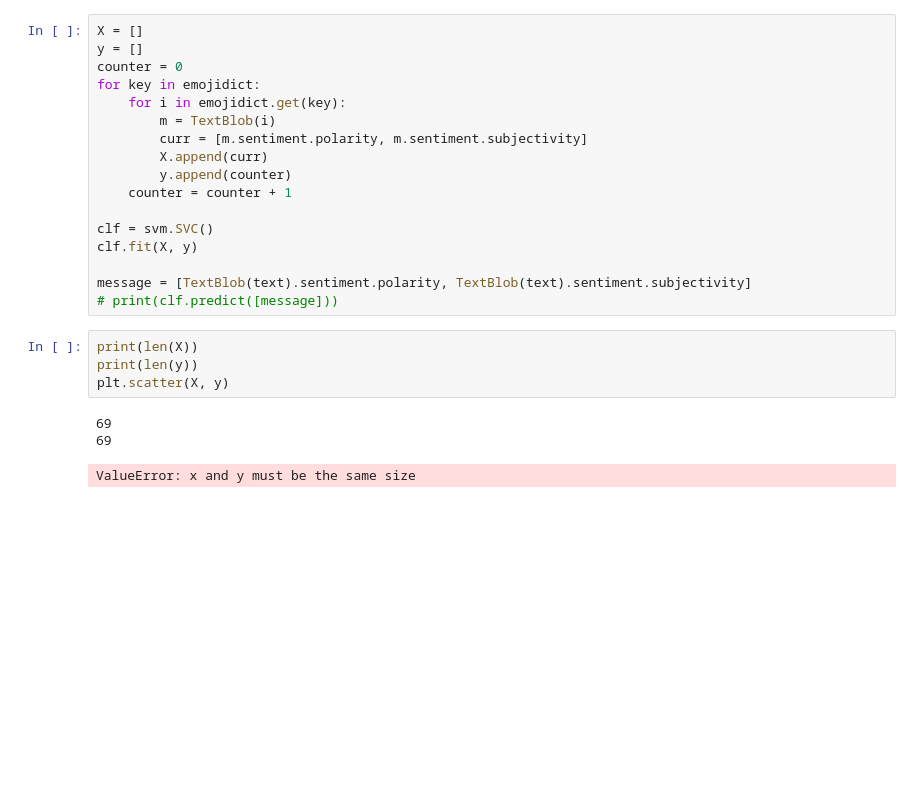
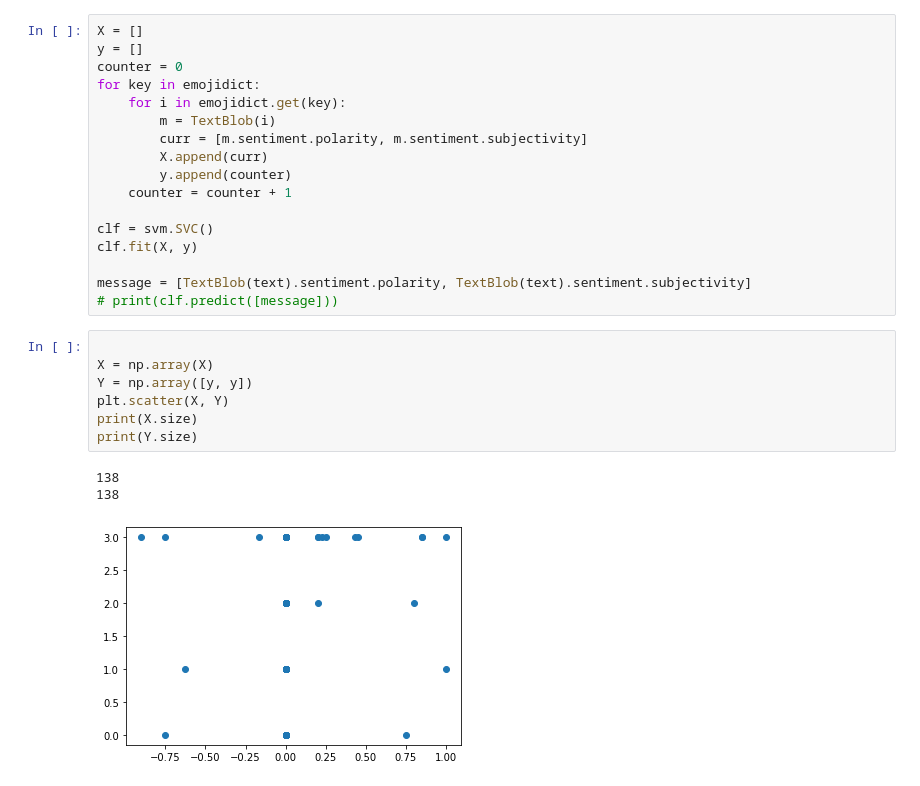
Before and after one commit to virenkhandal/EmojiMatch, a Jupyter notebook: main.ipynb, the cells around one changed output. Cells and saved outputs as stored; diff of their text form; blank space fills up the shorter version.

```diff
--- a/main.ipynb
+++ b/main.ipynb
@@ -95,11 +95,14 @@ clf.fit(X, y)
 
 message = [TextBlob(text).sentiment.polarity, TextBlob(text).sentiment.subjectivity]
 # print(clf.predict([message]))
-# %%
-print(len(X))
-print(len(y))
-plt.scatter(X, y)
-# %% [output]
-69
-69
-ValueError: x and y must be the same size
+# %%
+
+X = np.array(X)
+Y = np.array([y, y])
+plt.scatter(X, Y)
+print(X.size)
+print(Y.size)
+# %% [output]
+138
+138
+[figure, added]
```
